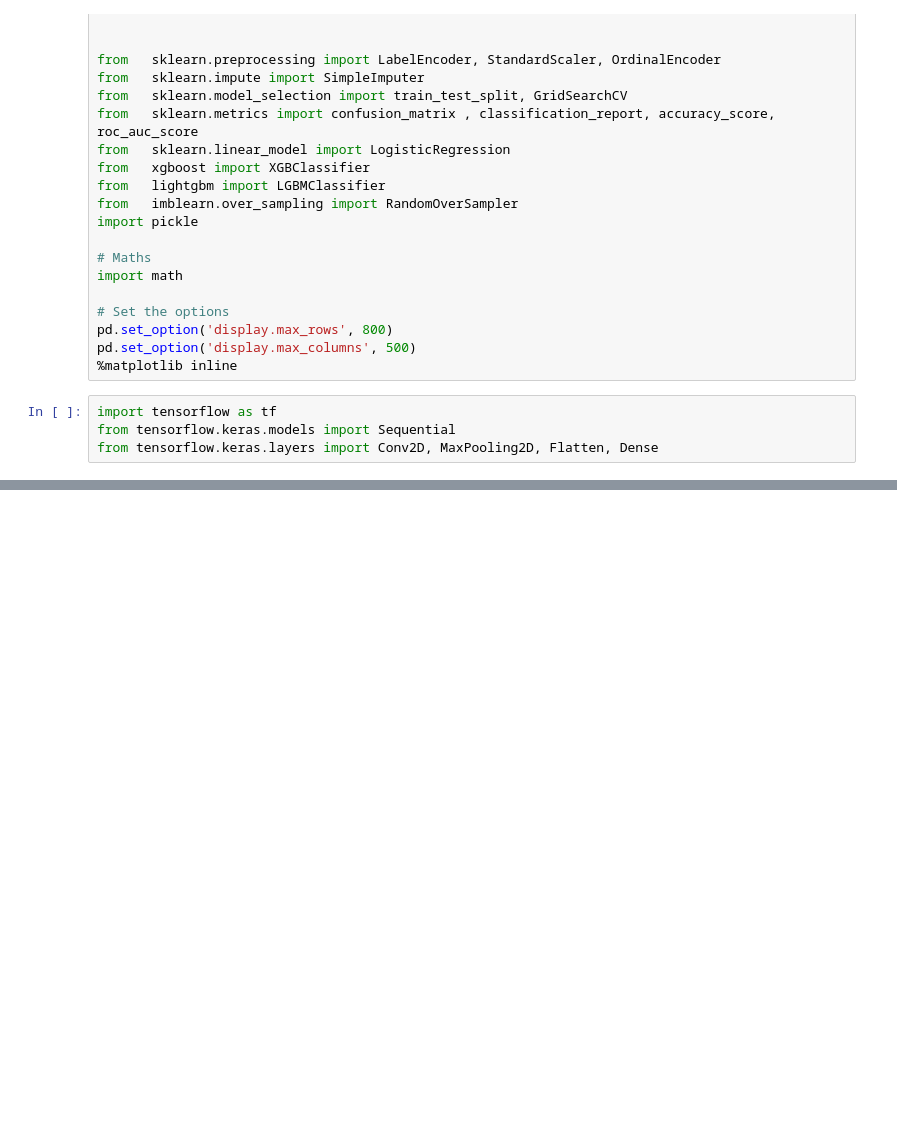
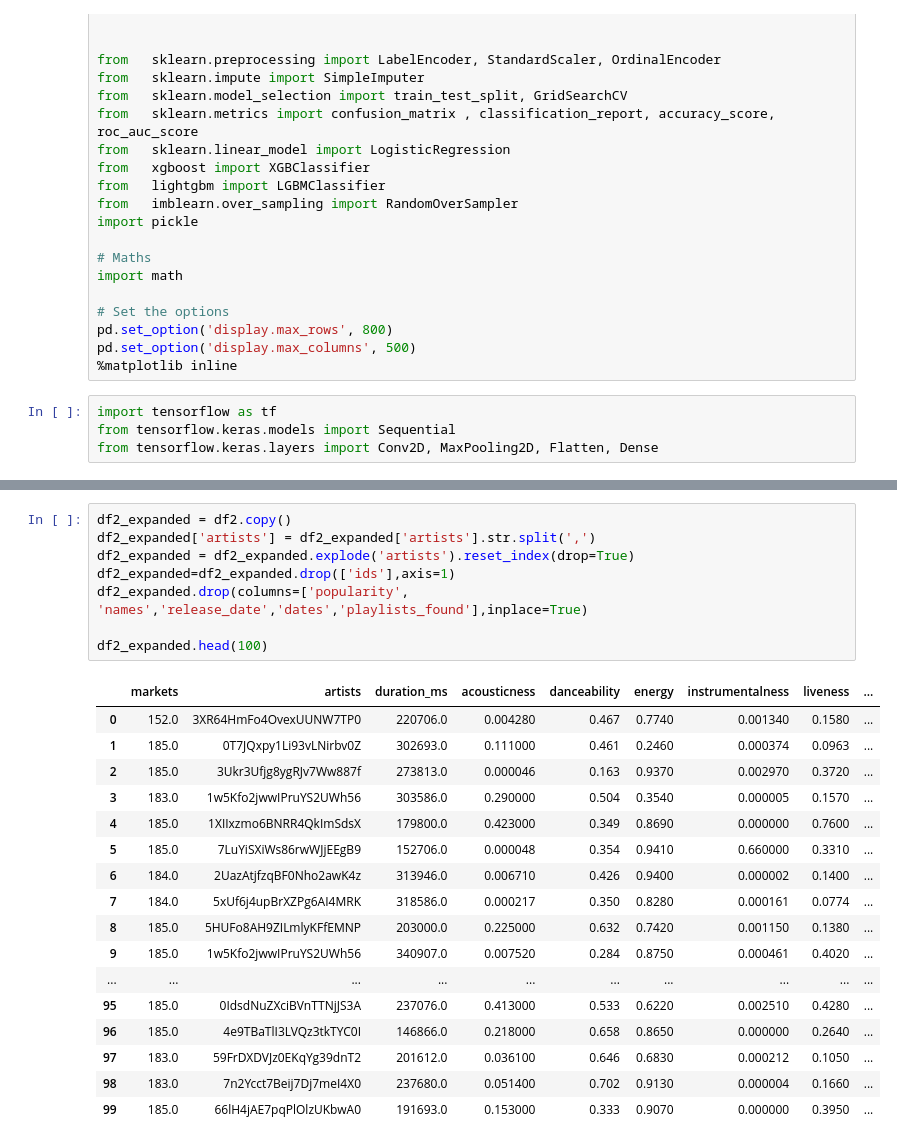
Before and after one commit to samthe030201/Nissan-Elective-Microproject, a Jupyter notebook: Micro Project.ipynb, the cells around one changed output, grey strips where cells are left out. Cells and saved outputs as stored; diff of their text form; blank space fills up the shorter version.

```diff
--- a/Micro Project.ipynb
+++ b/Micro Project.ipynb
@@ -60,3 +86,29 @@ df2.head()
 | 2 | 0donjzZGsCA2PfPUA4EdMN | Shadow of the Season | 46.0 | 185.0 | 3Ukr3Ufjg8ygRJv7Ww887f | 1992 | 273813.0 | 0.000046 | 0.163 | ... |
 | 3 | 3bE5slaVEfaDreqARl6k4M | Yellow Ledbetter | 69.0 | 183.0 | 1w5Kfo2jwwIPruYS2UWh56 | 1991 | 303586.0 | 0.290000 | 0.504 | ... |
 | 4 | 1LvJ1PFobtIm5DwzRrK0jG | Swallow My Pride | 43.0 | 185.0 | 1XIIxzmo6BNRR4QkImSdsX | 1990-09-13 | 179800.0 | 0.423000 | 0.349 | ... |
+# %%
+df2_expanded = df2.copy()
+df2_expanded['artists'] = df2_expanded['artists'].str.split(',')
+df2_expanded = df2_expanded.explode('artists').reset_index(drop=True)
+df2_expanded=df2_expanded.drop(['ids'],axis=1)
+df2_expanded.drop(columns=['popularity', 'names','release_date','dates','playlists_found'],inplace=True)
+
+df2_expanded.head(100)
+# %% [output]
+|  | markets | artists | duration_ms | acousticness | danceability | energy | instrumentalness | liveness | ... |
+| 0 | 152.0 | 3XR64HmFo4OvexUUNW7TP0 | 220706.0 | 0.004280 | 0.467 | 0.7740 | 0.001340 | 0.1580 | ... |
+| 1 | 185.0 | 0T7JQxpy1Li93vLNirbv0Z | 302693.0 | 0.111000 | 0.461 | 0.2460 | 0.000374 | 0.0963 | ... |
+| 2 | 185.0 | 3Ukr3Ufjg8ygRJv7Ww887f | 273813.0 | 0.000046 | 0.163 | 0.9370 | 0.002970 | 0.3720 | ... |
+| 3 | 183.0 | 1w5Kfo2jwwIPruYS2UWh56 | 303586.0 | 0.290000 | 0.504 | 0.3540 | 0.000005 | 0.1570 | ... |
+| 4 | 185.0 | 1XIIxzmo6BNRR4QkImSdsX | 179800.0 | 0.423000 | 0.349 | 0.8690 | 0.000000 | 0.7600 | ... |
+| 5 | 185.0 | 7LuYiSXiWs86rwWJjEEgB9 | 152706.0 | 0.000048 | 0.354 | 0.9410 | 0.660000 | 0.3310 | ... |
+| 6 | 184.0 | 2UazAtjfzqBF0Nho2awK4z | 313946.0 | 0.006710 | 0.426 | 0.9400 | 0.000002 | 0.1400 | ... |
+| 7 | 184.0 | 5xUf6j4upBrXZPg6AI4MRK | 318586.0 | 0.000217 | 0.350 | 0.8280 | 0.000161 | 0.0774 | ... |
+| 8 | 185.0 | 5HUFo8AH9ZILmlyKFfEMNP | 203000.0 | 0.225000 | 0.632 | 0.7420 | 0.001150 | 0.1380 | ... |
+| 9 | 185.0 | 1w5Kfo2jwwIPruYS2UWh56 | 340907.0 | 0.007520 | 0.284 | 0.8750 | 0.000461 | 0.4020 | ... |
+| ... | ... | ... | ... | ... | ... | ... | ... | ... | ... |
+| 95 | 185.0 | 0IdsdNuZXciBVnTTNjJS3A | 237076.0 | 0.413000 | 0.533 | 0.6220 | 0.002510 | 0.4280 | ... |
+| 96 | 185.0 | 4e9TBaTlI3LVQz3tkTYC0I | 146866.0 | 0.218000 | 0.658 | 0.8650 | 0.000000 | 0.2640 | ... |
+| 97 | 183.0 | 59FrDXDVJz0EKqYg39dnT2 | 201612.0 | 0.036100 | 0.646 | 0.6830 | 0.000212 | 0.1050 | ... |
+| 98 | 183.0 | 7n2Ycct7Beij7Dj7meI4X0 | 237680.0 | 0.051400 | 0.702 | 0.9130 | 0.000004 | 0.1660 | ... |
+| 99 | 185.0 | 66lH4jAE7pqPlOlzUKbwA0 | 191693.0 | 0.153000 | 0.333 | 0.9070 | 0.000000 | 0.3950 | ... |
```
Also changed, not shown: parts of 12 cells of this notebook, 2 other files.
